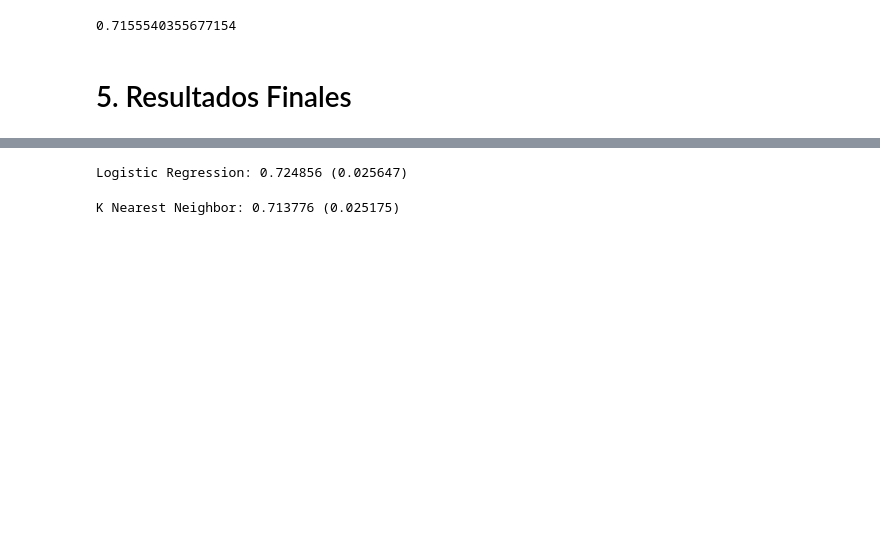
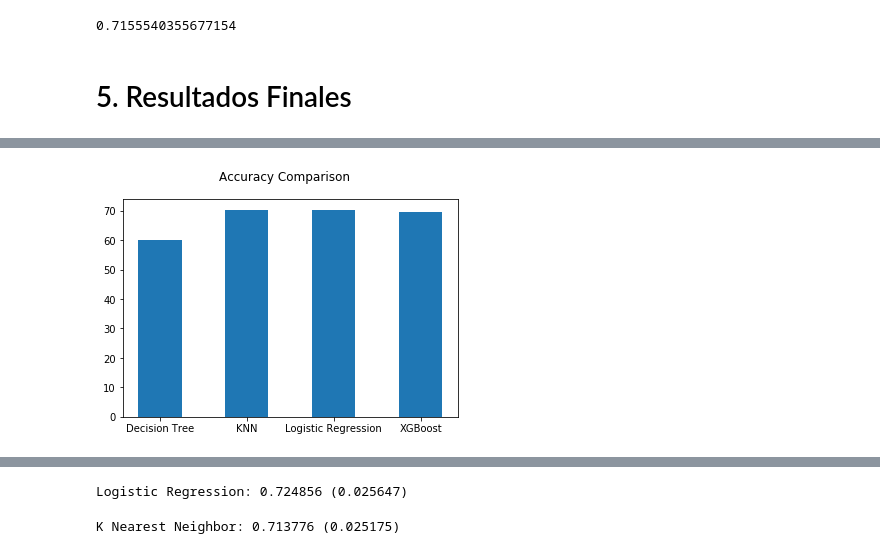
Before and after one commit to AbrahamG20/TPMachineLearning, a Jupyter notebook: TP_Machine_Learning.ipynb, the cells around one changed output, grey strips where cells are left out. Cells and saved outputs as stored; diff of their text form; code cells hidden in the pictures; blank space fills up the shorter version.

Commit message:
Gráfico de barras | Resultados Finales
Se agregó un gráfico de barras para comparar el accuracy de los modelos realizados utilizando Holdout Sets

```diff
--- a/TP_Machine_Learning.ipynb
+++ b/TP_Machine_Learning.ipynb
@@ -498,5 +498,17 @@ Decision Tree accuracy: 62.21%
 Logistic Regression accuracy: 70.35%
 XGBoost accuracy: 69.48%
+# %%
+fig = plt.figure()
+
+fig.suptitle("Accuracy Comparison")
+ax = fig.add_subplot(111)
+
+names = ['Decision Tree', 'KNN', 'Logistic Regression', 'XGBoost']
+accuracy = [a2,a1,a3,a4]
+ax.bar(names,accuracy, width = 0.5)
+plt.show()
+# %% [output]
+[figure, added]
 # %%
 results = []
 names = []
```
Also changed, not shown: parts of 9 cells of this notebook.
